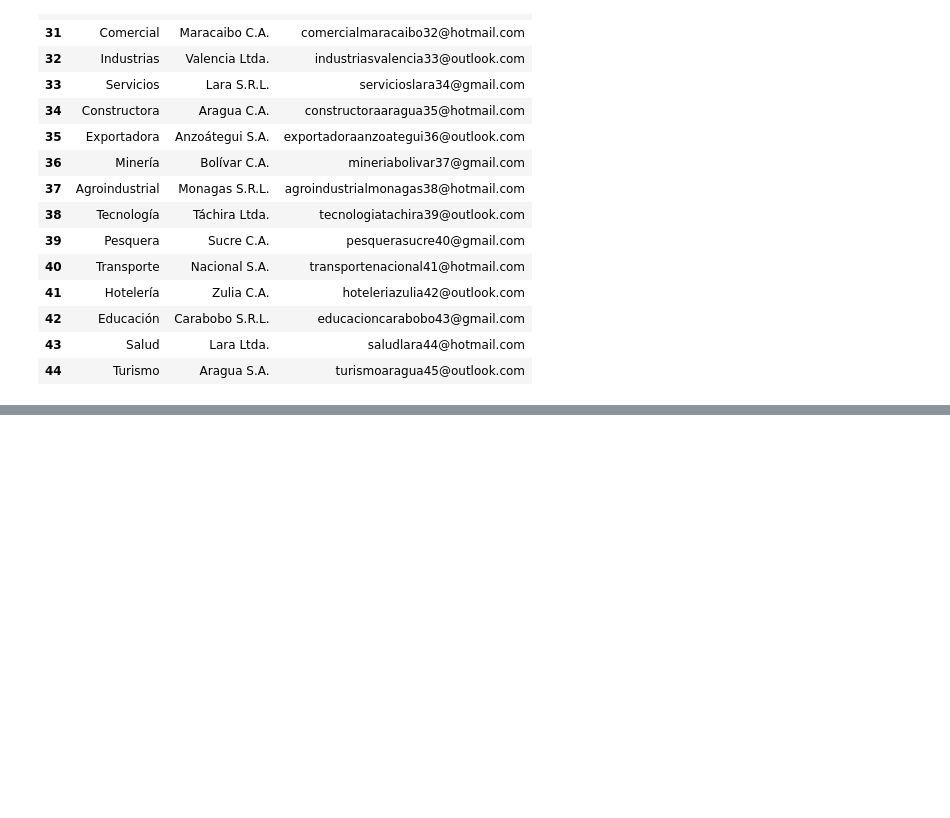
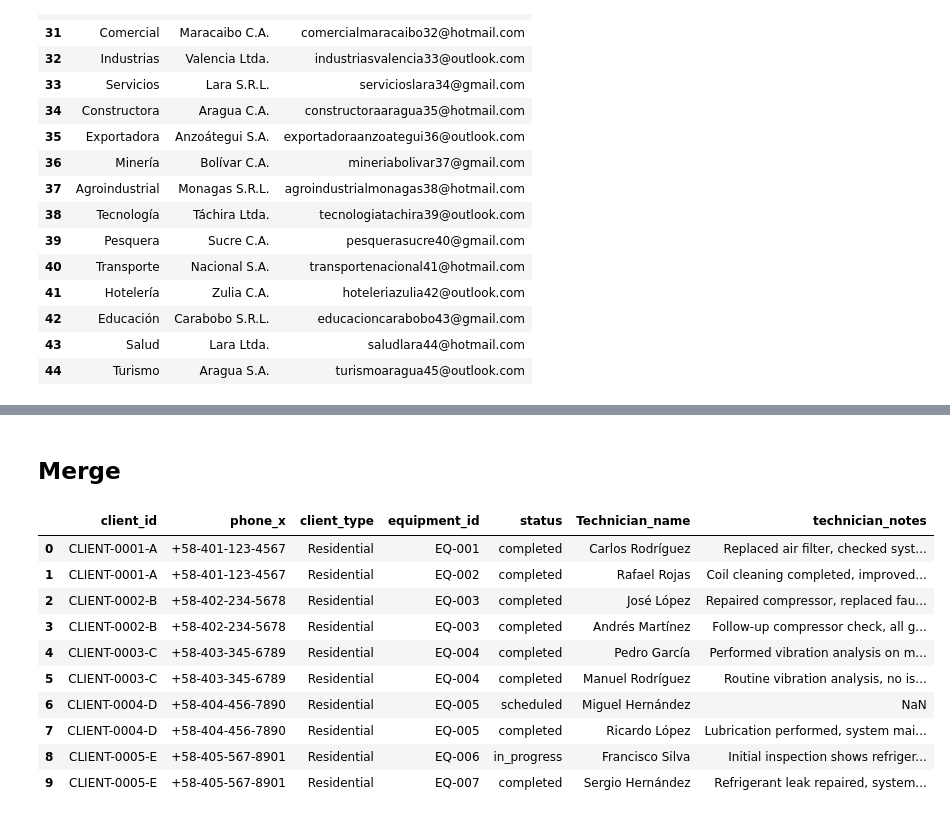
Before and after one commit to EumT07/ac-service-tracker-mvp, a Jupyter notebook: data_generator/data_analyst.ipynb, the cells around one changed output, grey strips where cells are left out. Cells and saved outputs as stored; diff of their text form; code cells hidden in the pictures; blank space fills up the shorter version.

```diff
--- a/data_generator/data_analyst.ipynb
+++ b/data_generator/data_analyst.ipynb
@@ -158,0 +283,19 @@ clients_df.loc[commercial_clients, ["first_name","last_name","email"]]
+# %% [markdown]
+## Merge
+# %%
+merged_Client_MO_df = pd.merge(clients_df, maintenance_order_df, left_on="id",right_on="client_id", how="inner")
+merge_result = pd.merge(merged_Client_MO_df, users_df, left_on="user_id", right_on="id", how="inner")
+merge_result["Technician_name"] = merge_result["full_name"]
+merge_result[["client_id","phone_x","client_type","equipment_id","status","Technician_name", "technician_notes",]].head(10)
+# %% [output]
+|  | client_id | phone_x | client_type | equipment_id | status | Technician_name | technician_notes |
+| 0 | CLIENT-0001-A | +58-401-123-4567 | Residential | EQ-001 | completed | Carlos Rodríguez | Replaced air filter, checked syst... |
+| 1 | CLIENT-0001-A | +58-401-123-4567 | Residential | EQ-002 | completed | Rafael Rojas | Coil cleaning completed, improved... |
+| 2 | CLIENT-0002-B | +58-402-234-5678 | Residential | EQ-003 | completed | José López | Repaired compressor, replaced fau... |
+| 3 | CLIENT-0002-B | +58-402-234-5678 | Residential | EQ-003 | completed | Andrés Martínez | Follow-up compressor check, all g... |
+| 4 | CLIENT-0003-C | +58-403-345-6789 | Residential | EQ-004 | completed | Pedro García | Performed vibration analysis on m... |
+| 5 | CLIENT-0003-C | +58-403-345-6789 | Residential | EQ-004 | completed | Manuel Rodríguez | Routine vibration analysis, no is... |
+| 6 | CLIENT-0004-D | +58-404-456-7890 | Residential | EQ-005 | scheduled | Miguel Hernández | NaN |
+| 7 | CLIENT-0004-D | +58-404-456-7890 | Residential | EQ-005 | completed | Ricardo López | Lubrication performed, system mai... |
+| 8 | CLIENT-0005-E | +58-405-567-8901 | Residential | EQ-006 | in_progress | Francisco Silva | Initial inspection shows refriger... |
+| 9 | CLIENT-0005-E | +58-405-567-8901 | Residential | EQ-007 | completed | Sergio Hernández | Refrigerant leak repaired, system... |
```
Also changed, not shown: parts of 18 cells of this notebook.
